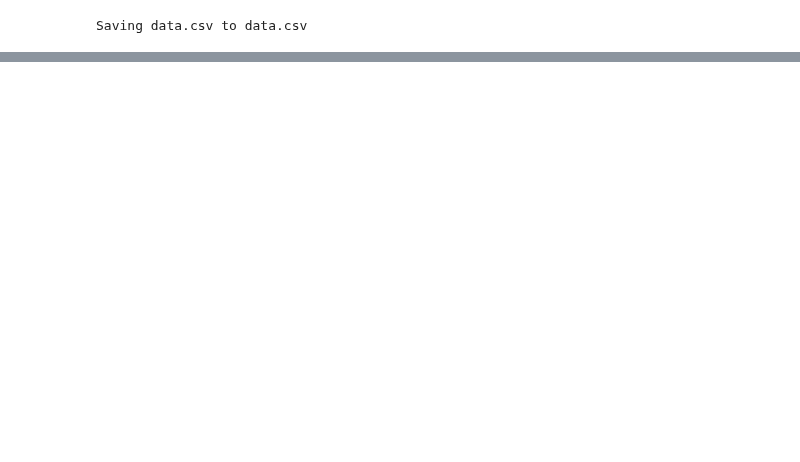
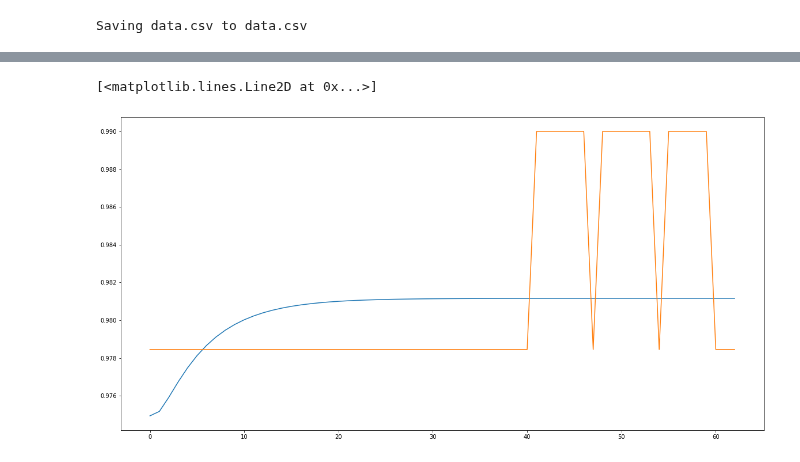
Before and after one commit to B97/Time-Series-Challenge, a Jupyter notebook: Challenge.ipynb, the cells around one changed output, grey strips where cells are left out. Cells and saved outputs as stored; diff of their text form; code cells hidden in the pictures; blank space fills up the shorter version.

```diff
--- a/Challenge.ipynb
+++ b/Challenge.ipynb
@@ -115,5 +120,6 @@ _ = plot_features.plot(subplots=True)
 # %%
-df1 = df1.drop(columns = ['item_number','item_name'])
-cols = df1.columns
+# let's drop non useful features (item_number and item_name are not useful, and have same value everywhere)
+# df1 = df1.drop(columns = ['item_number','item_name'])
+# cols = df1.columns
 train = df1[:int(0.8*(len(df1)))]
 valid = df1[int(0.8*(len(df1))):]
@@ -141,0 +165,6 @@ rmse value for revenue is :  10.392935723005232
+# %%
+plt.plot([i for i in range(len(pred['purchase_price']))], pred['purchase_price'])
+plt.plot([i for i in range(len(pred['purchase_price']))], valid['purchase_price'])
+# %% [output]
+[<matplotlib.lines.Line2D at 0x...>]
+[figure, added]
```
Also changed, not shown: parts of 27 cells of this notebook.
